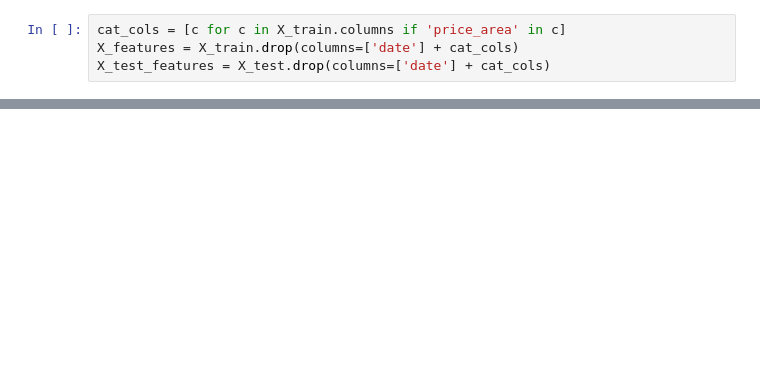
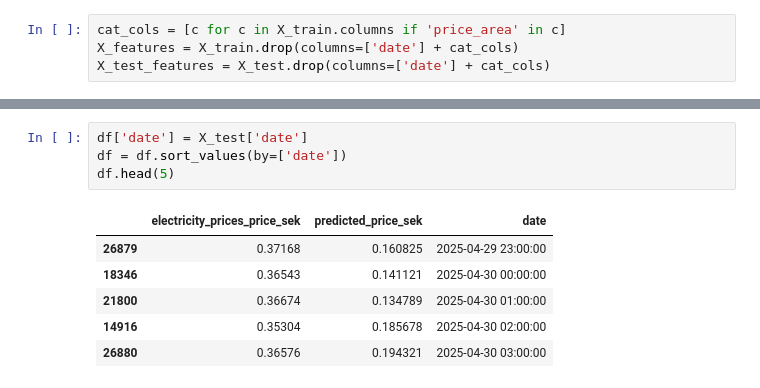
Before and after one commit to Jeppcode/Electricity-Price-Forecast, a Jupyter notebook: NotebooksElectricity/3_electricity_prices_training_pipeline.ipynb, the cells around one changed output, grey strips where cells are left out. Drawn from its saved outputs; the diff is of its cells as text; blank space fills up the shorter version.

```diff
--- a/NotebooksElectricity/3_electricity_prices_training_pipeline.ipynb
+++ b/NotebooksElectricity/3_electricity_prices_training_pipeline.ipynb
@@ -211,0 +238,11 @@ R squared: -4.584106805186575
+# %%
+df['date'] = X_test['date']
+df = df.sort_values(by=['date'])
+df.head(5)
+# %% [output]
+|  | electricity_prices_price_sek | predicted_price_sek | date |
+| 26879 | 0.37168 | 0.160825 | 2025-04-29 23:00:00 |
+| 18346 | 0.36543 | 0.141121 | 2025-04-30 00:00:00 |
+| 21800 | 0.36674 | 0.134789 | 2025-04-30 01:00:00 |
+| 14916 | 0.35304 | 0.185678 | 2025-04-30 02:00:00 |
+| 26880 | 0.36576 | 0.194321 | 2025-04-30 03:00:00 |
```
Also changed, not shown: parts of 19 cells of this notebook, 9 other files.
